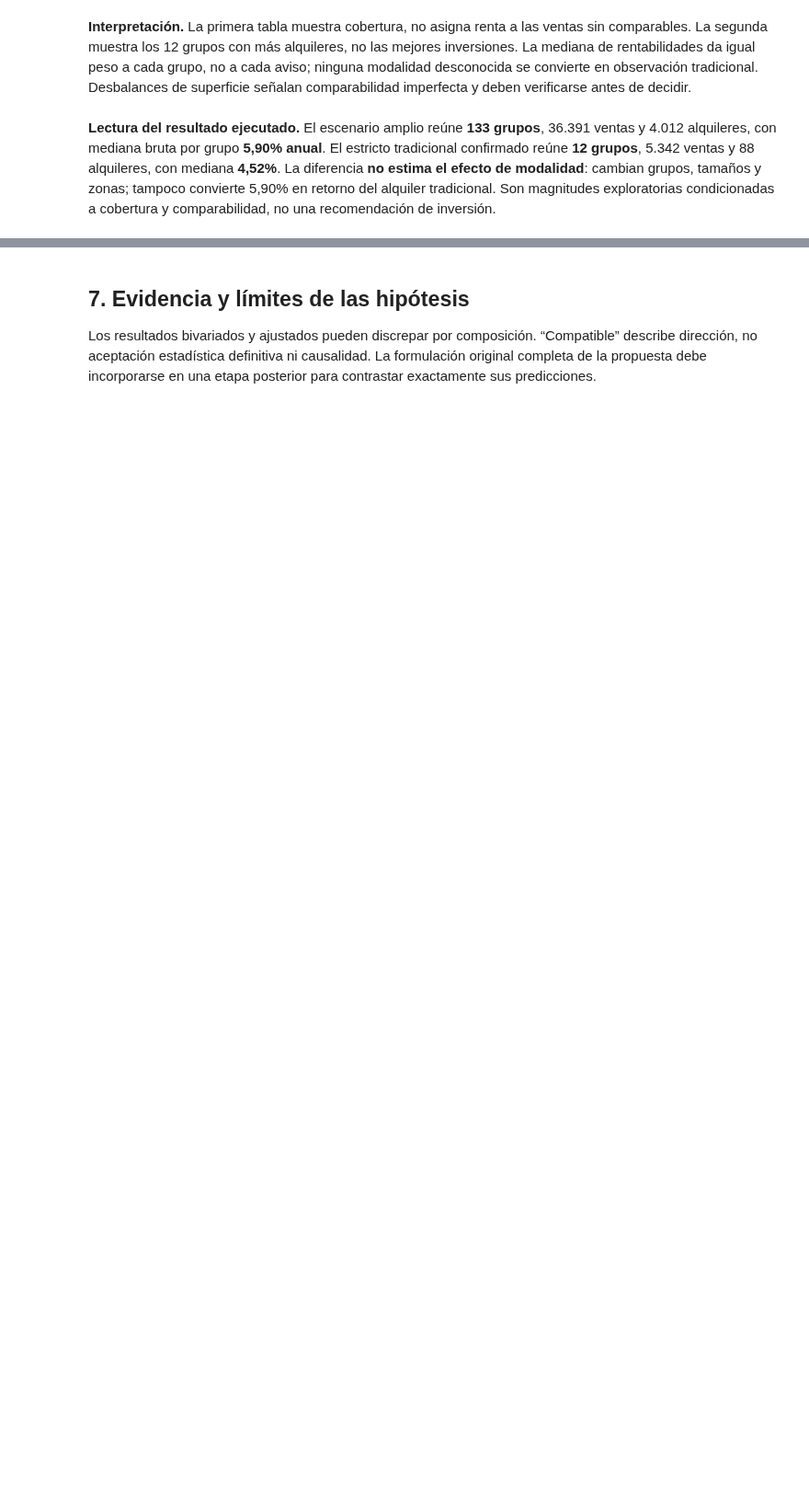
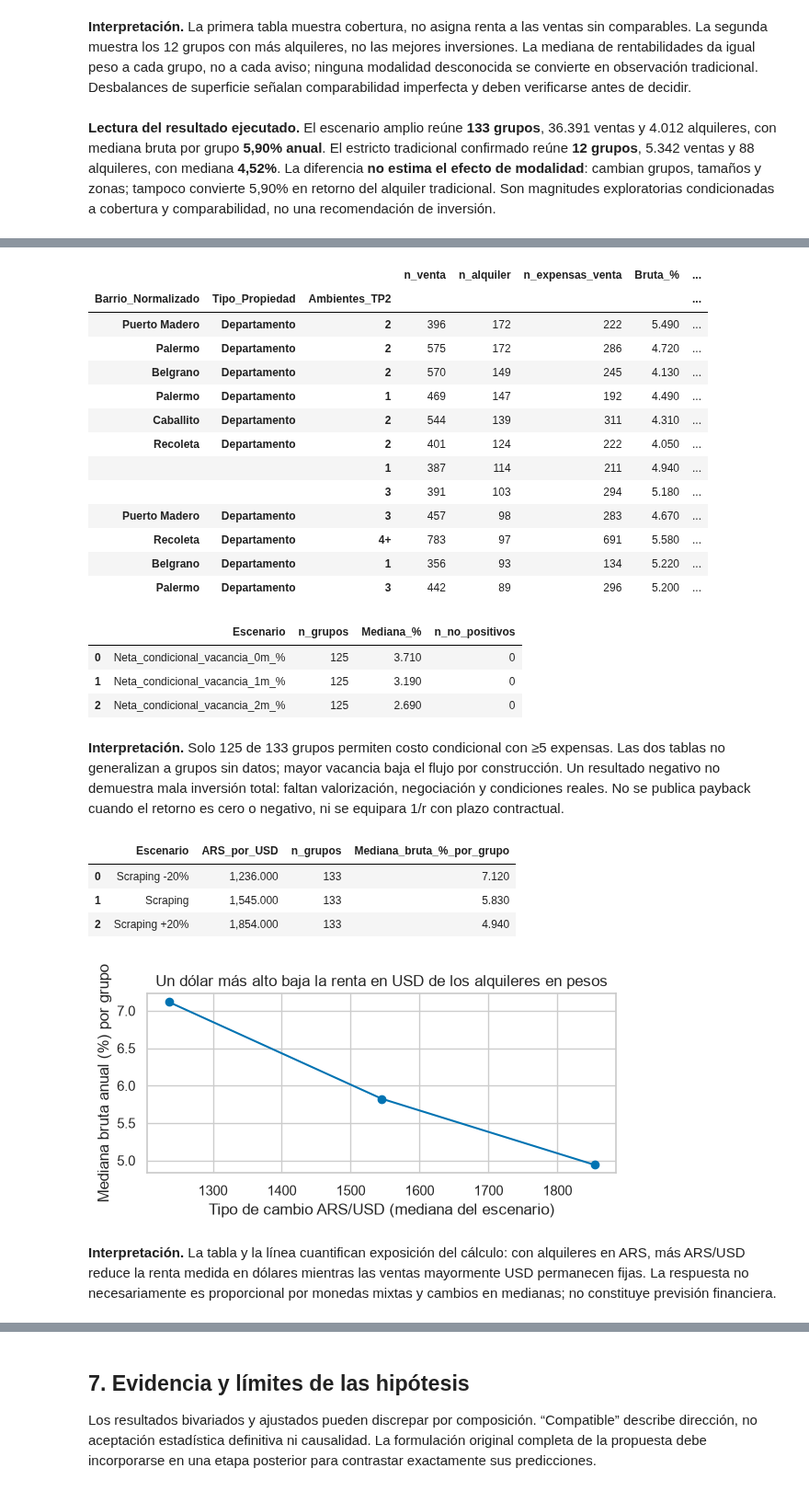
Before and after one commit to FrancisconiMorel/TP-Analisis-Descriptivo-Inmobiliario-CABA, a Jupyter notebook: notebooks/04_outliers_y_analisis_multivariado.ipynb, the cells around one changed output, grey strips where cells are left out. Shown at 92% size. Cells and saved outputs as stored; diff of their text form; code cells hidden in the pictures; blank space fills up the shorter version.

Commit message:
Tipo de cambio en el scraper; se saca TC_Actual de la unificación; datos regenerados

```diff
--- a/notebooks/04_outliers_y_analisis_multivariado.ipynb
+++ b/notebooks/04_outliers_y_analisis_multivariado.ipynb
@@ -604,45 +604,61 @@ Para sensibilidad cambiaria se recalculan alquileres desde `Precio` y `Moneda` c
 # %%
 costos=comparables_amplios.loc[comparables_amplios.n_expensas_venta.ge(5)].copy()
 for meses in [0,1,2]:
     costos[f'Neta_condicional_vacancia_{meses}m_%']=100*((12-meses)*costos.precio_alquiler
         -12*costos.expensas_venta-.01*costos.precio_venta)/costos.precio_venta
 colnet=[c for c in costos if c.startswith('Neta_')]
 display(costos[['n_venta','n_alquiler','n_expensas_venta','Bruta_%']+colnet].sort_values('n_alquiler',ascending=False).head(12).round(2))
 res_costos=pd.DataFrame({'Escenario':colnet,'n_grupos':len(costos),
     'Mediana_%':[costos[c].median() for c in colnet],
     'n_no_positivos':[(costos[c]<=0).sum() for c in colnet]})
 display(res_costos.round(2))
 lectura(f'Solo {len(costos):,} de {len(comparables_amplios):,} grupos permiten costo condicional con ≥5 expensas. '
         'Las dos tablas no generalizan a grupos sin datos; mayor vacancia baja el flujo por construcción. '
         'Un resultado negativo no demuestra mala inversión total: faltan valorización, negociación y condiciones reales. '
         'No se publica payback cuando el retorno es cero o negativo, ni se equipara 1/r con plazo contractual.')
 
 cambio=[]
 tc_scraping=alquiler_amplio['TC_Scraping']
-escenarios=[('Scraping -20%',tc_scraping*.8),('Scraping',tc_scraping),
-            ('Scraping +20%',tc_scraping*1.2)]
-if alquiler_amplio['TC_Actual'].notna().all():  # vacío si el 01 se corrió sin conexión
-    escenarios.append(('Actual',alquiler_amplio['TC_Actual']))
+escenarios=[('Scraping -20%',tc_scraping*.8),('Scraping',tc_scraping),('Scraping +20%',tc_scraping*1.2)]
 for nombre,tc in escenarios:
     a=alquiler_amplio.copy()
     a['Precio_USD']=np.select([a.Moneda.eq('USD'),a.Moneda.eq('ARS')],[a.Precio,a.Precio/tc],default=np.nan)
     c=comparables(a)
     cambio.append((nombre,tc.median(),len(c),c['Bruta_%'].median()))
 cambio=pd.DataFrame(cambio,columns=['Escenario','ARS_por_USD','n_grupos','Mediana_bruta_%_por_grupo'])
 display(cambio.round(2))
-fecha_actual=str(alquiler_amplio['Fecha_TC_Actual'].iloc[0])[:10]
-sinteticos=cambio[cambio.Escenario.ne('Actual')]
-actual=cambio[cambio.Escenario.eq('Actual')]
 fig,ax=plt.subplots(figsize=(6,3))
-ax.plot(sinteticos.ARS_por_USD,sinteticos['Mediana_bruta_%_por_grupo'],marker='o',label='Escenarios ±20% sobre el scraping')
-if len(actual):
-    ax.scatter(actual.ARS_por_USD,actual['Mediana_bruta_%_por_grupo'],marker='D',s=60,color='C3',zorder=3,
-               label=f'Dólar actual ({fecha_actual})')
-ax.set(xlabel='Tipo de cambio ARS/USD',ylabel='Mediana bruta anual (%) por grupo',
+ax.plot(cambio.ARS_por_USD,cambio['Mediana_bruta_%_por_grupo'],marker='o')
+ax.set(xlabel='Tipo de cambio ARS/USD (mediana del escenario)',ylabel='Mediana bruta anual (%) por grupo',
        title='Un dólar más alto baja la renta en USD de los alquileres en pesos')
-ax.legend(fontsize=8)
 plt.tight_layout(); plt.show()
-lectura('La tabla y el gráfico cuantifican exposición del cálculo: con alquileres en ARS, más ARS/USD reduce la renta '
-        'medida en dólares mientras las ventas mayormente USD permanecen fijas. El punto "Actual" no es un pronóstico: '
-        'aplica el dólar de hoy a alquileres publicados en agosto, que también se ajustan con el tiempo.')
+lectura('La tabla y la línea cuantifican exposición del cálculo: con alquileres en ARS, más ARS/USD reduce la renta '
+        'medida en dólares mientras las ventas mayormente USD permanecen fijas. La respuesta no necesariamente '
+        'es proporcional por monedas mixtas y cambios en medianas; no constituye previsión financiera.')
+# %% [output]
+|  |  |  | n_venta | n_alquiler | n_expensas_venta | Bruta_% | ... |
+| Barrio_Normalizado | Tipo_Propiedad | Ambientes_TP2 |  |  |  |  | ... |
+| Puerto Madero | Departamento | 2 | 396 | 172 | 222 | 5.490 | ... |
+| Palermo | Departamento | 2 | 575 | 172 | 286 | 4.720 | ... |
+| Belgrano | Departamento | 2 | 570 | 149 | 245 | 4.130 | ... |
+| Palermo | Departamento | 1 | 469 | 147 | 192 | 4.490 | ... |
+| Caballito | Departamento | 2 | 544 | 139 | 311 | 4.310 | ... |
+| Recoleta | Departamento | 2 | 401 | 124 | 222 | 4.050 | ... |
+|  |  | 1 | 387 | 114 | 211 | 4.940 | ... |
+|  |  | 3 | 391 | 103 | 294 | 5.180 | ... |
+| Puerto Madero | Departamento | 3 | 457 | 98 | 283 | 4.670 | ... |
+| Recoleta | Departamento | 4+ | 783 | 97 | 691 | 5.580 | ... |
+| Belgrano | Departamento | 1 | 356 | 93 | 134 | 5.220 | ... |
+| Palermo | Departamento | 3 | 442 | 89 | 296 | 5.200 | ... |
+|  | Escenario | n_grupos | Mediana_% | n_no_positivos |
+| 0 | Neta_condicional_vacancia_0m_% | 125 | 3.710 | 0 |
+| 1 | Neta_condicional_vacancia_1m_% | 125 | 3.190 | 0 |
+| 2 | Neta_condicional_vacancia_2m_% | 125 | 2.690 | 0 |
+**Interpretación.** Solo 125 de 133 grupos permiten costo condicional con ≥5 expensas. Las dos tablas no generalizan a grupos sin datos; mayor vacancia baja el flujo por construcción. Un resultado negativo no demuestra mala inversión total: faltan valorización, negociación y condiciones reales. No se publica payback cuando el retorno es cero o negativo, ni se equipara 1/r con plazo contractual.
+|  | Escenario | ARS_por_USD | n_grupos | Mediana_bruta_%_por_grupo |
+| 0 | Scraping -20% | 1,236.000 | 133 | 7.120 |
+| 1 | Scraping | 1,545.000 | 133 | 5.830 |
+| 2 | Scraping +20% | 1,854.000 | 133 | 4.940 |
+[figure, added]
+**Interpretación.** La tabla y la línea cuantifican exposición del cálculo: con alquileres en ARS, más ARS/USD reduce la renta medida en dólares mientras las ventas mayormente USD permanecen fijas. La respuesta no necesariamente es proporcional por monedas mixtas y cambios en medianas; no constituye previsión financiera.
 # %% [markdown]
```
Also changed, not shown: parts of 17 cells of this notebook, 12 other files.
